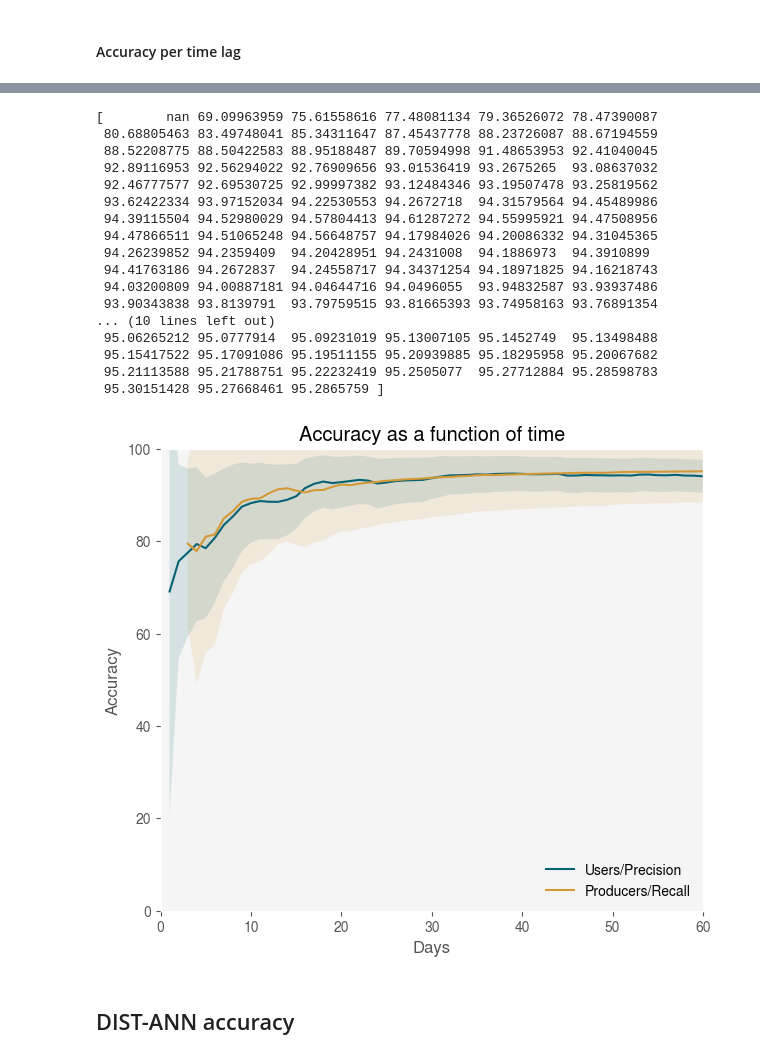
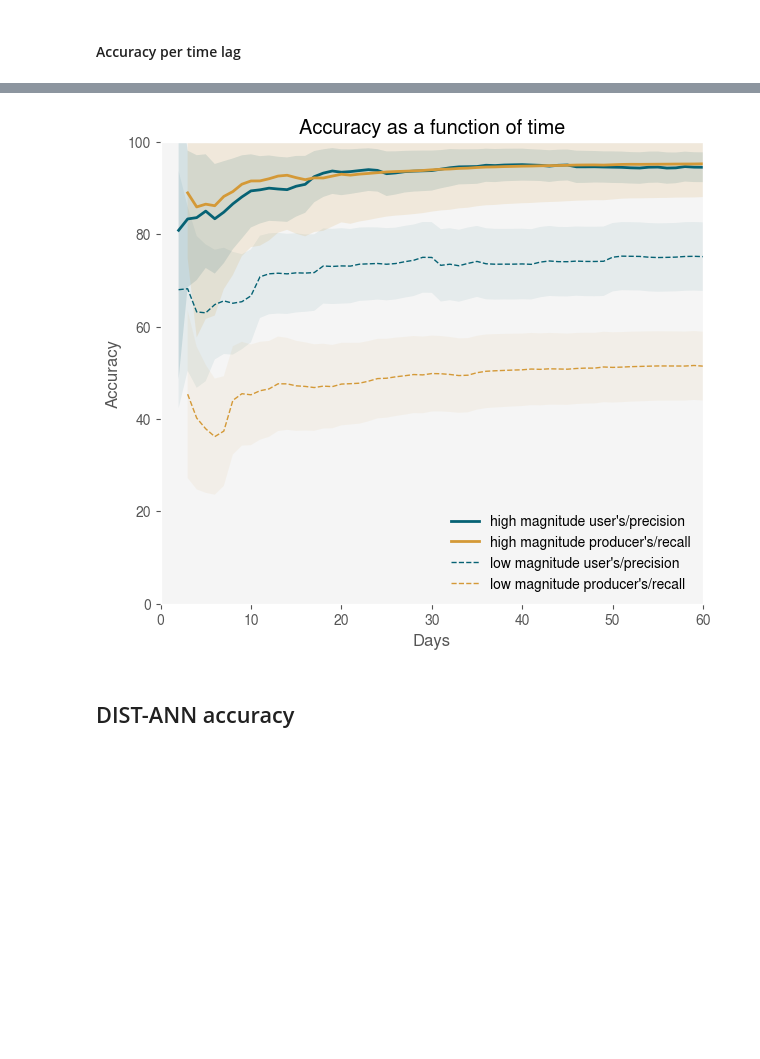
Before and after one commit to apickens2/area-DIST-performance, a Jupyter notebook: DISTperformance.ipynb, the cells around one changed output, grey strips where cells are left out. Drawn from its saved outputs; the diff is of its cells as text; code cells hidden in the pictures; blank space fills up the shorter version.

Commit message:
updated to include low magnitude accuracy

```diff
--- a/DISTperformance.ipynb
+++ b/DISTperformance.ipynb
@@ -351,11 +232,7 @@ def usersAccuracy(n, ntotal, name, selectedStrata=allStrata, write=True):
     usersSE = math.nan
   return [users,usersSE]
 # %%
-def producersAccuracy(n, ntotal, name, selectedStrata=allStrata, write=True):
-  N = strataCounts
-  Nstrata = len(selectedStrata)
-  Ntotal = sum([N[str(s)] for s in selectedStrata])
-
+def producersAccuracy(n, ntotal, name, selectedStrata=allStrata, write=True,N = strataCounts):
   #Accuracy
   y = 0
   producersx = 0
@@ -368,6 +245,7 @@ def producersAccuracy(n, ntotal, name, selectedStrata=allStrata, write=True):
     if ntotal[s]>0:
       y += (n[s][2][2]/ntotal[s])*N[str(s)]
       producersx += ((n[s][2][1]+n[s][2][2])/ntotal[s])*N[stringS]
+  #print(y,producersx)
   if producersx > 0:
     producers = (y/producersx)
   else:
@@ -942,0 +1050,2 @@ fig.show()
+# %%
+mapGEN = getDISTALERTStatus_vI_GEN(True)
@@ -1488,0 +1595,3 @@ provlt50_lookback30_duration10
+# %%
+(userslowND,usershighND) = usersSkipND([2,3],[5,6],"provconf")
+#(userslowNDFirst,usershighNDFirst) = usersSkipND([1,2,3],[4,5,6],"first")
@@ -1488,0 +1600,3 @@ provlt50_lookback30_duration10
+# %%
+(producerslowND, producershighND) = producersSkipND([2,3],[5,6],"provconf")
+#(producerslowNDFirst, producershighNDFirst) = producersSkipND([1,2,3],[4,5,6],"first")
@@ -1490,25 +1606,46 @@ provlt50_lookback30_duration10
 import matplotlib
 matplotlib.style.use('ggplot')
 
-endindex = 75
+userslow = userslowND
+usershigh = usershighND
+producerslow = producerslowND
+producershigh = producershighND
+
+#userslow = userslowNDFirst
+#usershigh = usershighNDFirst
+#producerslow = producerslowNDFirst
+#producershigh = producershighNDFirst
+
+
+endindex = 61
 xu = range(0,endindex)
 xp = range(3,endindex+3)
 plt.figure(figsize=(7,6))
 pal = ["#D49937","#2E7B8A"]
 pal = ["#066274","#D49937"]#,"#2E7B8A"]
 #pal = ["#066274","#74A57F"]#"#598863"]
-yuall = np.array([row[0] for row in usersND[0:endindex]])
-yuerr = np.array([row[1] for row in usersND[0:endindex]])
-ypall = np.array([row[0] for row in producersND[0:endindex]])
-yperr = np.array([row[1] for row in producersND[0:endindex]])
-print(yuall)
-print(ypall)
+yulow = np.array([row[0] for row in userslow[0:endindex]])
+yulowerr = np.array([row[1] for row in userslow[0:endindex]])
+yuhigh = np.array([row[0] for row in usershigh[0:endindex]])
+yuhigherr = np.array([row[1] for row in usershigh[0:endindex]])
+yplow = np.array([row[0] for row in producerslow[0:endindex]])
+yplowerr = np.array([row[1] for row in producerslow[0:endindex]])
+yphigh = np.array([row[0] for row in producershigh[0:endindex]])
+yphigherr = np.array([row[1] for row in producershigh[0:endindex]])
+#print(yuhigh)
+#print(yphigh)
+data = np.vstack([yulow,yulowerr,yuhigh,yuhigherr,yplow,yplowerr,yphigh,yphigherr])
+pd.DataFrame(data).to_csv("accuracyTime.csv")
 labs = ['Users: >=50, VLmin','Producers: <50, VLmin']
 
-plt.fill_between(xu, yuall-yuerr, yuall+yuerr,facecolor=pal[0]+'22',linewidth=0.1)
-plt.plot(xu,yuall,color=pal[0],label='Users/Precision')
-plt.fill_between(xp, ypall-yperr, ypall+yperr,facecolor=pal[1]+'22',linewidth=0.1)
-plt.plot(xp,ypall,color=pal[1],label='Producers/Recall')
+plt.fill_between(xu, yulow-yulowerr, yulow+yulowerr,facecolor=pal[0]+'11',linewidth=0.1)
+plt.fill_between(xu, yuhigh-yuhigherr, yuhigh+yuhigherr,facecolor=pal[0]+'22',linewidth=0.1)
+plt.fill_between(xp, yplow-yplowerr, yplow+yplowerr,facecolor=pal[1]+'11',linewidth=0.1)
+plt.fill_between(xp, yphigh-yphigherr, yphigh+yphigherr,facecolor=pal[1]+'22',linewidth=0.1)
+plt.plot(xu,yuhigh,color=pal[0],label='high magnitude user\'s/precision',linewidth=2)
+plt.plot(xp,yphigh,color=pal[1],label='high magnitude producer\'s/recall',linewidth=2)
+plt.plot(xu,yulow,color=pal[0],label='low magnitude user\'s/precision', linestyle='--',linewidth=1)
+plt.plot(xp,yplow,color=pal[1],label='low magnitude producer\'s/recall', linestyle='--',linewidth=1)
 leg2 = plt.legend(reversed(labs),bbox_to_anchor=(1.04,1),loc='upper left',framealpha=0)
 plt.setp(leg2.get_texts(), color='#444444')
 plt.legend(loc='lower right',framealpha=0)
@@ -1519,6 +1656,6 @@ plt.ylabel('Accuracy')#²')
 plt.xlabel('Days')#²')
 plt.grid(False)
 plt.axes().set_facecolor("#f5f5f5")
-plt.savefig("accuracyTimeExcludeNoData.pdf",bbox_inches='tight')
+plt.savefig("accuracyTimeExcludeNoData.svg",bbox_inches='tight')#, format='pdf')
 plt.show()
 # %% [output]
@@ -1527,21 +1662,4 @@ plt.show()
-[        nan 69.09963959 75.61558616 77.48081134 79.36526072 78.47390087
- 80.68805463 83.49748041 85.34311647 87.45437778 88.23726087 88.67194559
- 88.52208775 88.50422583 88.95188487 89.70594998 91.48653953 92.41040045
- 92.89116953 92.56294022 92.76909656 93.01536419 93.2675265  93.08637032
- 92.46777577 92.69530725 92.99997382 93.12484346 93.19507478 93.25819562
- 93.62422334 93.97152034 94.22530553 94.2672718  94.31579564 94.45489986
- 94.39115504 94.52980029 94.57804413 94.61287272 94.55995921 94.47508956
- 94.47866511 94.51065248 94.56648757 94.17984026 94.20086332 94.31045365
- 94.26239852 94.2359409  94.20428951 94.2431008  94.1886973  94.3910899
- 94.41763186 94.2672837  94.24558717 94.34371254 94.18971825 94.16218743
- 94.03200809 94.00887181 94.04644716 94.0496055  93.94832587 93.93937486
- 93.90343838 93.8139791  93.79759515 93.81665393 93.74958163 93.76891354
-... (10 lines left out)
- 95.06265212 95.0777914  95.09231019 95.13007105 95.1452749  95.13498488
- 95.15417522 95.17091086 95.19511155 95.20939885 95.18295958 95.20067682
- 95.21113588 95.21788751 95.22232419 95.2505077  95.27712884 95.28598783
- 95.30151428 95.27668461 95.2865759 ]
-[figure, old version]
+[figure, new version]
 # %% [markdown]
 ## DIST-ANN accuracy
 # %% [markdown]
```
Also changed, not shown: parts of 48 cells of this notebook.
